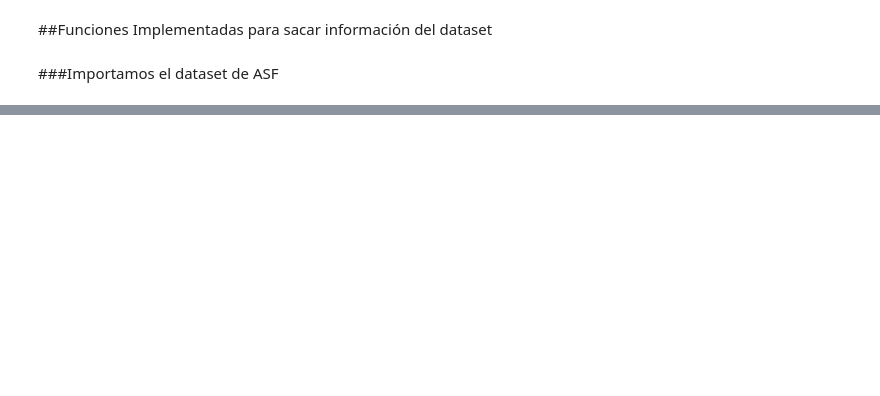
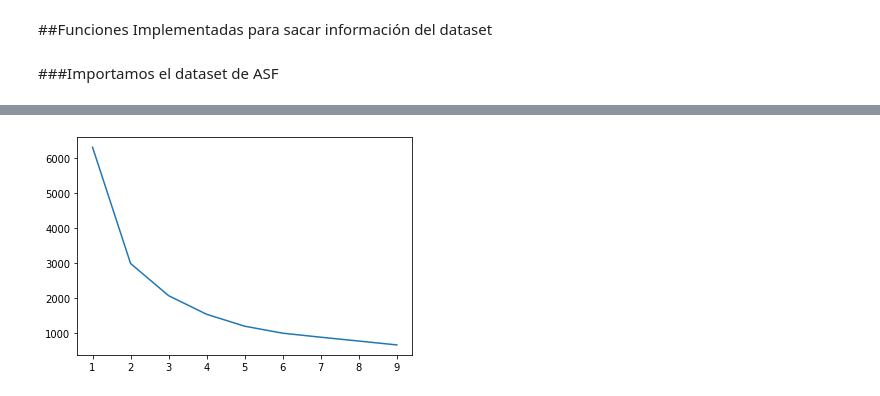
Before and after one commit to Forever-D14/Corrupt_ML, a Jupyter notebook: last_df_generator.ipynb, the cells around one changed output, grey strips where cells are left out. Cells and saved outputs as stored; diff of their text form; code cells hidden in the pictures; blank space fills up the shorter version.

```diff
--- a/last_df_generator.ipynb
+++ b/last_df_generator.ipynb
@@ -237,0 +136,12 @@ sns.pairplot(zz)
+# %%
+var = []
+
+for i in range(1,10):
+  kmeans = KMeans(n_clusters = i, init = "k-means++")
+  kmeans.fit(ds_cpi_reduced)
+
+  var.append(kmeans.inertia_)
+
+plt.plot(range(1,10),var);
+# %% [output]
+[figure, added]
```
Also changed, not shown: parts of 41 cells of this notebook.
